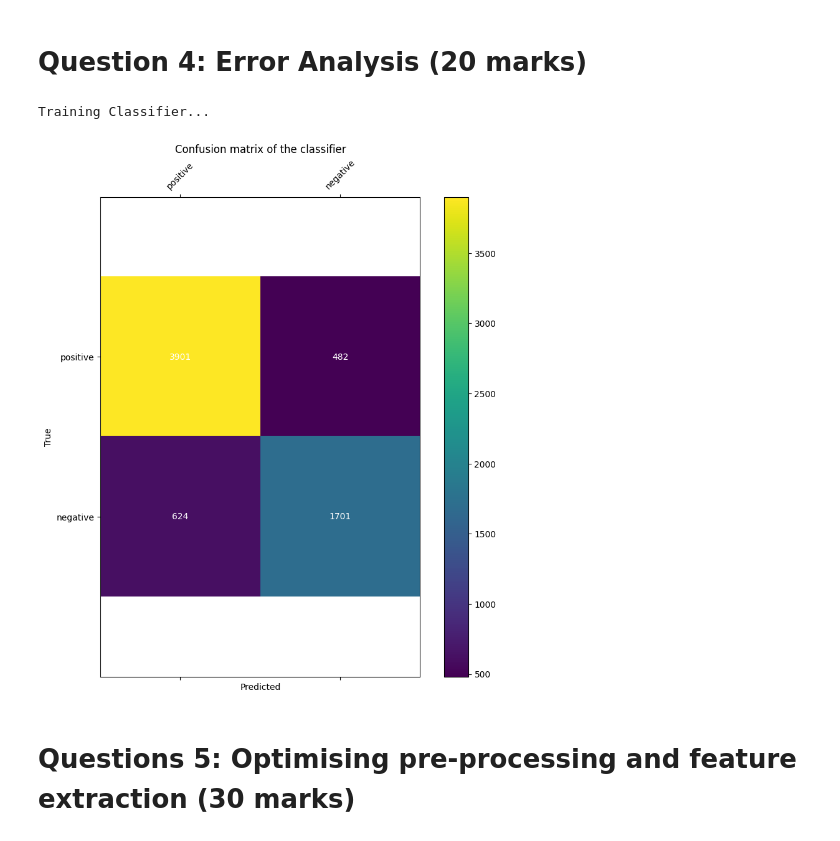
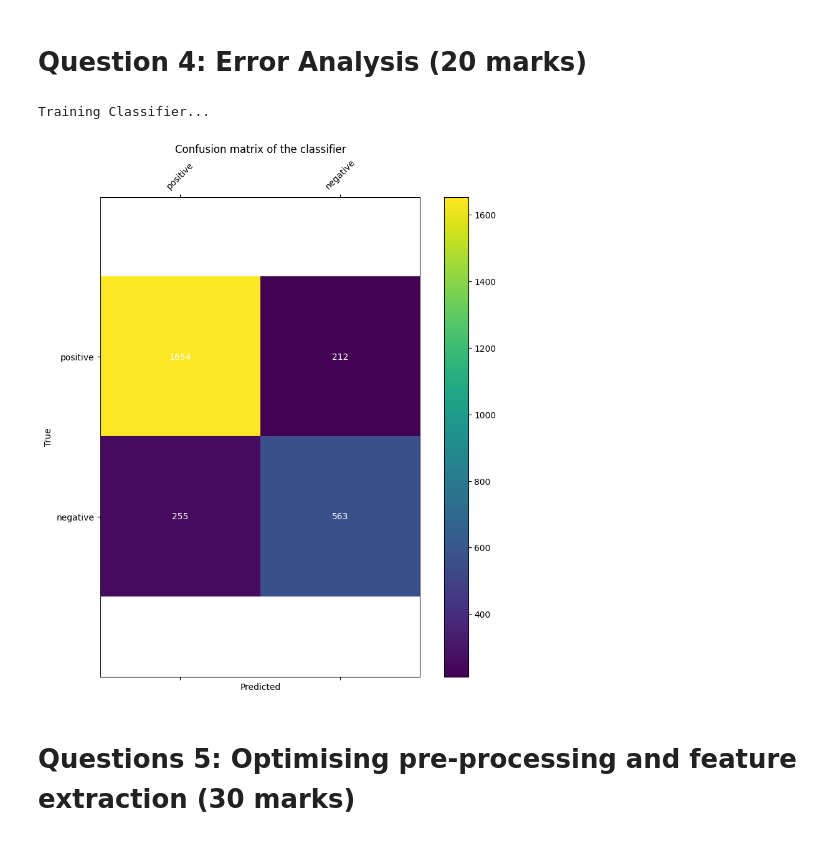
Before and after one commit to mhjp13/small-projects-ai, a Jupyter notebook: qmul/csp763/CW1/230382466-Bheki-Maenetja-CW1.ipynb, the cells around one changed output. Saved outputs shown, nothing was run; the diff lists cells and outputs as text; code cells hidden in the pictures.

```diff
--- a/qmul/csp763/CW1/230382466-Bheki-Maenetja-CW1.ipynb
+++ b/qmul/csp763/CW1/230382466-Bheki-Maenetja-CW1.ipynb
@@ -212,14 +223,28 @@ def confusion_matrix_heatmap(y_test, preds, labels):
     plt.show() # ta-da!
     plt.show()
 # %%
+# Plotting confusion matrix on 1 fold of training set from cross-validation
+
+# Calculating fold size
+folds = 10
+fold_size = int(len(train_data)/folds) + 1
+
+# Creating training and test sets
+train = train_data[fold_size:]
+test = train_data[:fold_size]
+
+# Training classifier and making predictions
+clf = train_classifier(train)
+preds = predict_labels([t[0] for t in test], clf)
+
+# Getting true values
+y_true = [t[1] for t in test]
+
 # Plotting confusion matrix
-clf = train_classifier(train_data) # training classifier
-preds = predict_labels([t[0] for t in test_data], clf) # making prediction on test set
-y_true = [t[1] for t in test_data]
 confusion_matrix_heatmap(y_true, preds, ["positive", "negative"])
 # %% [output]
 Training Classifier...
-[figure, old version]
+[figure, new version]
 # %%
 for i, a in enumerate(zip(y_true, preds)):
     true_val, pred = a
```
Also changed, not shown: parts of 1 cell of this notebook.
